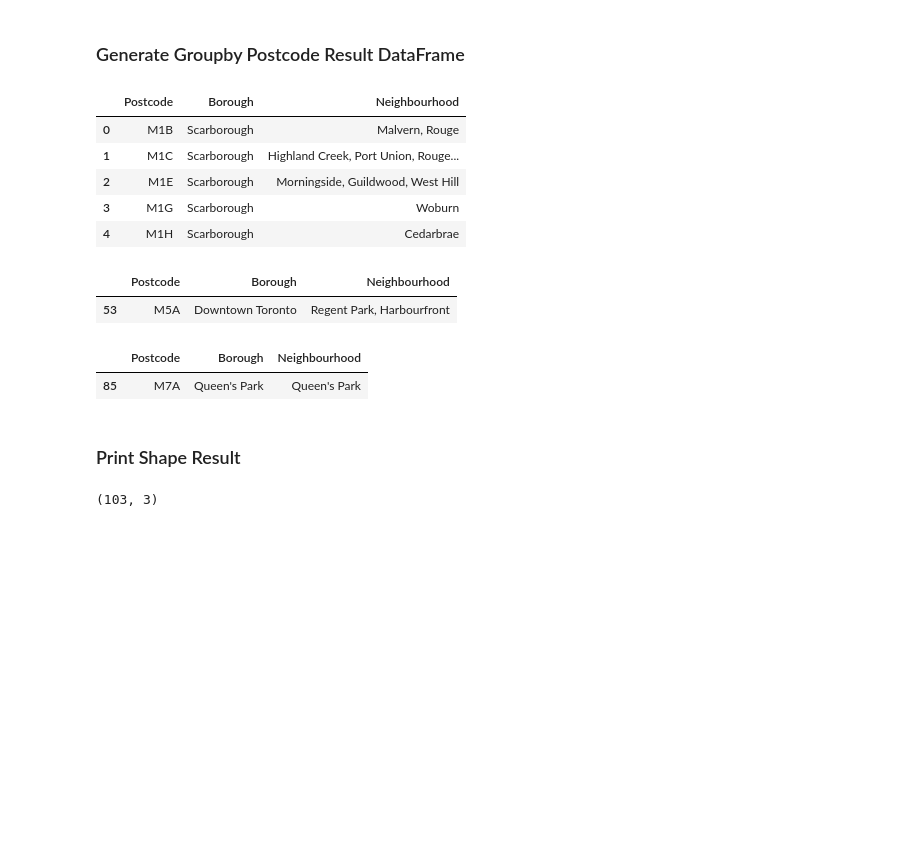
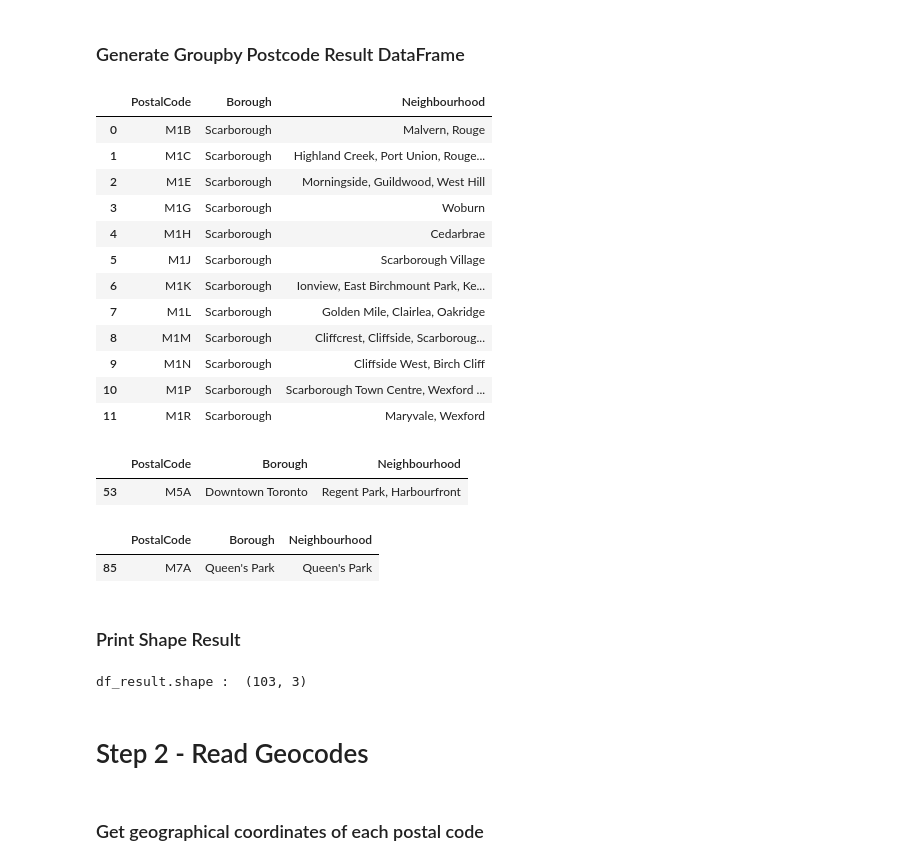
Before and after one commit to Manisha-5/Coursera_Capstone, a Jupyter notebook: Week_3_Assignment.ipynb, the cells around one changed output. Cells and saved outputs as stored; diff of their text form; code cells hidden in the pictures; blank space fills up the shorter version.

```diff
--- a/Week_3_Assignment.ipynb
+++ b/Week_3_Assignment.ipynb
@@ -63,52 +65,63 @@ df.head()
 ### Generate Groupby Postcode Result DataFrame
 # %%
 # group by Postcode and generate sets for Borough,Neighbourhood
-boroughLst = df.groupby(['Postcode'])['Borough'].apply(set)
-neighbourhoodLst = df.groupby(['Postcode'])['Neighbourhood'].apply(set)
+boroughLst = df.groupby(['PostalCode'])['Borough'].apply(set)
+neighbourhoodLst = df.groupby(['PostalCode'])['Neighbourhood'].apply(set)
 
 # create df_result by mergin 2 sets on join Postcode
-df_result = pd.merge(pd.DataFrame(boroughLst), pd.DataFrame(neighbourhoodLst), how='outer', on=['Postcode'])
+df_result = pd.merge(pd.DataFrame(boroughLst), pd.DataFrame(neighbourhoodLst), how='outer', on=['PostalCode'])
 
 # reset index to make Postcode columns
 df_result.reset_index(inplace=True)
 
 # convert sets to String
 for i in range(len(result)-1):
     df_result.Neighbourhood[i] = ', '.join(df_result.Neighbourhood[i])
     df_result.Borough[i] = ', '.join(df_result.Borough[i])
 
 # Update    Neighbourhood = 'Not assigned' with  Borough value. If a cell has a borough but a Not assigned neighborhood, then the neighborhood will be the same as the borough.
 def myFun(Neighbourhood, Borough):
     if Neighbourhood =='Not assigned':
         return Borough
     else:
         return Neighbourhood
 df_result.Neighbourhood = df_result.apply(lambda row :  myFun(row.Neighbourhood, row.Borough) , axis = 1)
 
 # show head
-df_result.head()
+df_result.head(12)
 # %% [output]
-|  | Postcode | Borough | Neighbourhood |
+|  | PostalCode | Borough | Neighbourhood |
 | 0 | M1B | Scarborough | Malvern, Rouge |
 | 1 | M1C | Scarborough | Highland Creek, Port Union, Rouge... |
 | 2 | M1E | Scarborough | Morningside, Guildwood, West Hill |
 | 3 | M1G | Scarborough | Woburn |
 | 4 | M1H | Scarborough | Cedarbrae |
+| 5 | M1J | Scarborough | Scarborough Village |
+| 6 | M1K | Scarborough | Ionview, East Birchmount Park, Ke... |
+| 7 | M1L | Scarborough | Golden Mile, Clairlea, Oakridge |
+| 8 | M1M | Scarborough | Cliffcrest, Cliffside, Scarboroug... |
+| 9 | M1N | Scarborough | Cliffside West, Birch Cliff |
+| 10 | M1P | Scarborough | Scarborough Town Centre, Wexford ... |
+| 11 | M1R | Scarborough | Maryvale, Wexford |
 # %%
 # M5A is listed twice and has two neighborhoods: Harbourfront and Regent Park. These two rows will be combined into one row with the neighborhoods separated with a comma
-df_result[df_result.Postcode =='M5A']
+df_result[df_result.PostalCode =='M5A']
 # %% [output]
-|  | Postcode | Borough | Neighbourhood |
+|  | PostalCode | Borough | Neighbourhood |
 | 53 | M5A | Downtown Toronto | Regent Park, Harbourfront |
 # %%
 # If a cell has a borough but a Not assigned neighborhood, then the neighborhood will be the same as the borough. So for the 9th cell in the table on the Wikipedia page, the value of the Borough and the Neighborhood columns will be Queen's Park.
-df_result[df_result.Postcode =='M7A']
+df_result[df_result.PostalCode =='M7A']
 # %% [output]
-|  | Postcode | Borough | Neighbourhood |
+|  | PostalCode | Borough | Neighbourhood |
 | 85 | M7A | Queen's Park | Queen's Park |
 # %% [markdown]
 ### Print Shape Result
-# %%
-df_result.shape
-# %% [output]
-(103, 3)
+# %%
+print('df_result.shape : ', df_result.shape)
+# %% [output]
+df_result.shape :  (103, 3)
+# %% [markdown]
+# Step 2 - Read Geocodes
+# %% [markdown]
+### Get geographical coordinates of each postal code
```
Also changed, not shown: parts of 13 cells of this notebook.
